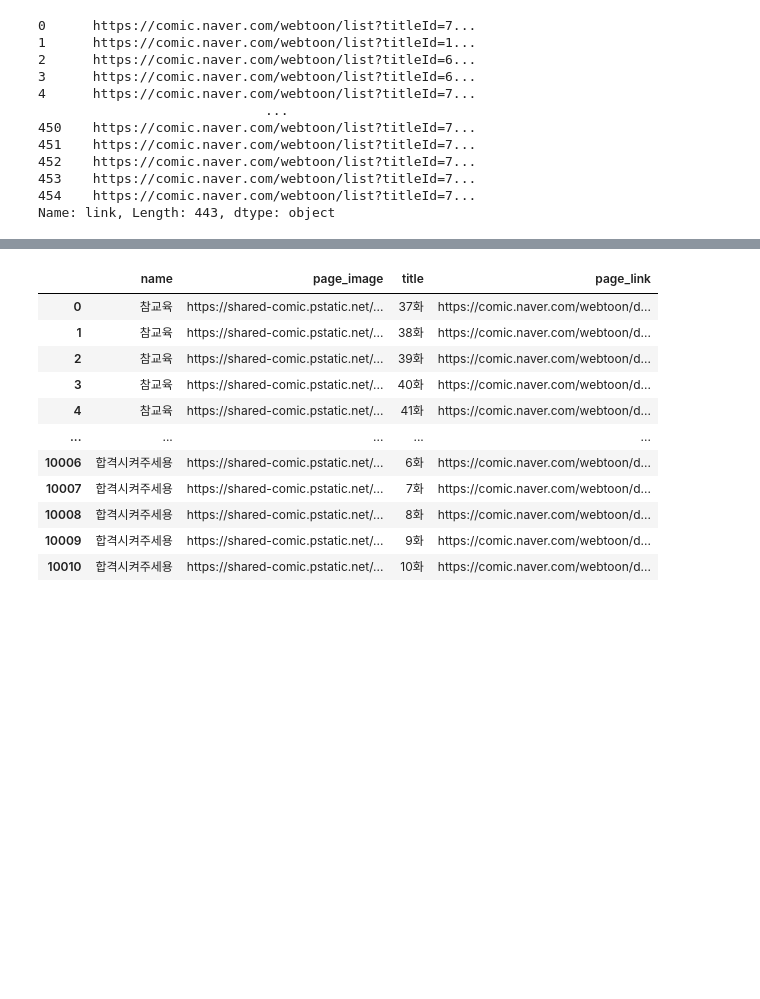
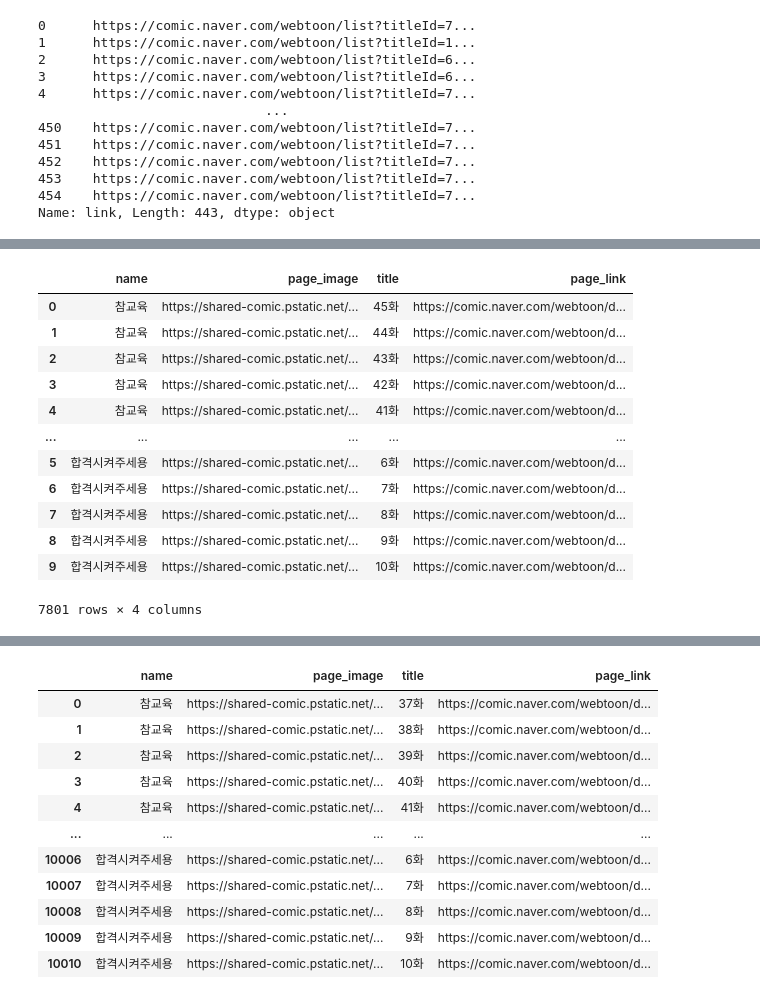
Before and after one commit to jlijs0265/3jo_project, a Jupyter notebook: 크롤링/KEY68 누락데이터 보충.ipynb, the cells around one changed output, grey strips where cells are left out. Cells and saved outputs as stored; diff of their text form; code cells hidden in the pictures; blank space fills up the shorter version.

```diff
--- a/크롤링/KEY68 누락데이터 보충.ipynb
+++ b/크롤링/KEY68 누락데이터 보충.ipynb
@@ -86,0 +124,6 @@ titleId = order['titleId'].values
+# %%
+def create_new_url(link):
+    return 'https://comic.naver.com/webtoon/list?titleId='+str(link)+'&page=1'
+
+def create_old_url(link):
+    return 'https://comic.naver.com/webtoon/list?titleId='+str(link)+'&page=999'
@@ -239,3 +479,19 @@ for link in titleId:
 # %%
 image_table.drop_duplicates('page_link',inplace=True)
+# %%
+image_table
+# %% [output]
+|  | name | page_image | title | page_link |
+| 0 | 참교육 | https://shared-comic.pstatic.net/... | 45화 | https://comic.naver.com/webtoon/d... |
+| 1 | 참교육 | https://shared-comic.pstatic.net/... | 44화 | https://comic.naver.com/webtoon/d... |
+| 2 | 참교육 | https://shared-comic.pstatic.net/... | 43화 | https://comic.naver.com/webtoon/d... |
+| 3 | 참교육 | https://shared-comic.pstatic.net/... | 42화 | https://comic.naver.com/webtoon/d... |
+| 4 | 참교육 | https://shared-comic.pstatic.net/... | 41화 | https://comic.naver.com/webtoon/d... |
+| ... | ... | ... | ... | ... |
+| 5 | 합격시켜주세용 | https://shared-comic.pstatic.net/... | 6화 | https://comic.naver.com/webtoon/d... |
+| 6 | 합격시켜주세용 | https://shared-comic.pstatic.net/... | 7화 | https://comic.naver.com/webtoon/d... |
+| 7 | 합격시켜주세용 | https://shared-comic.pstatic.net/... | 8화 | https://comic.naver.com/webtoon/d... |
+| 8 | 합격시켜주세용 | https://shared-comic.pstatic.net/... | 9화 | https://comic.naver.com/webtoon/d... |
+| 9 | 합격시켜주세용 | https://shared-comic.pstatic.net/... | 10화 | https://comic.naver.com/webtoon/d... |
+7801 rows × 4 columns
 # %%
```
Also changed, not shown: parts of 26 cells of this notebook, 1 other file.
